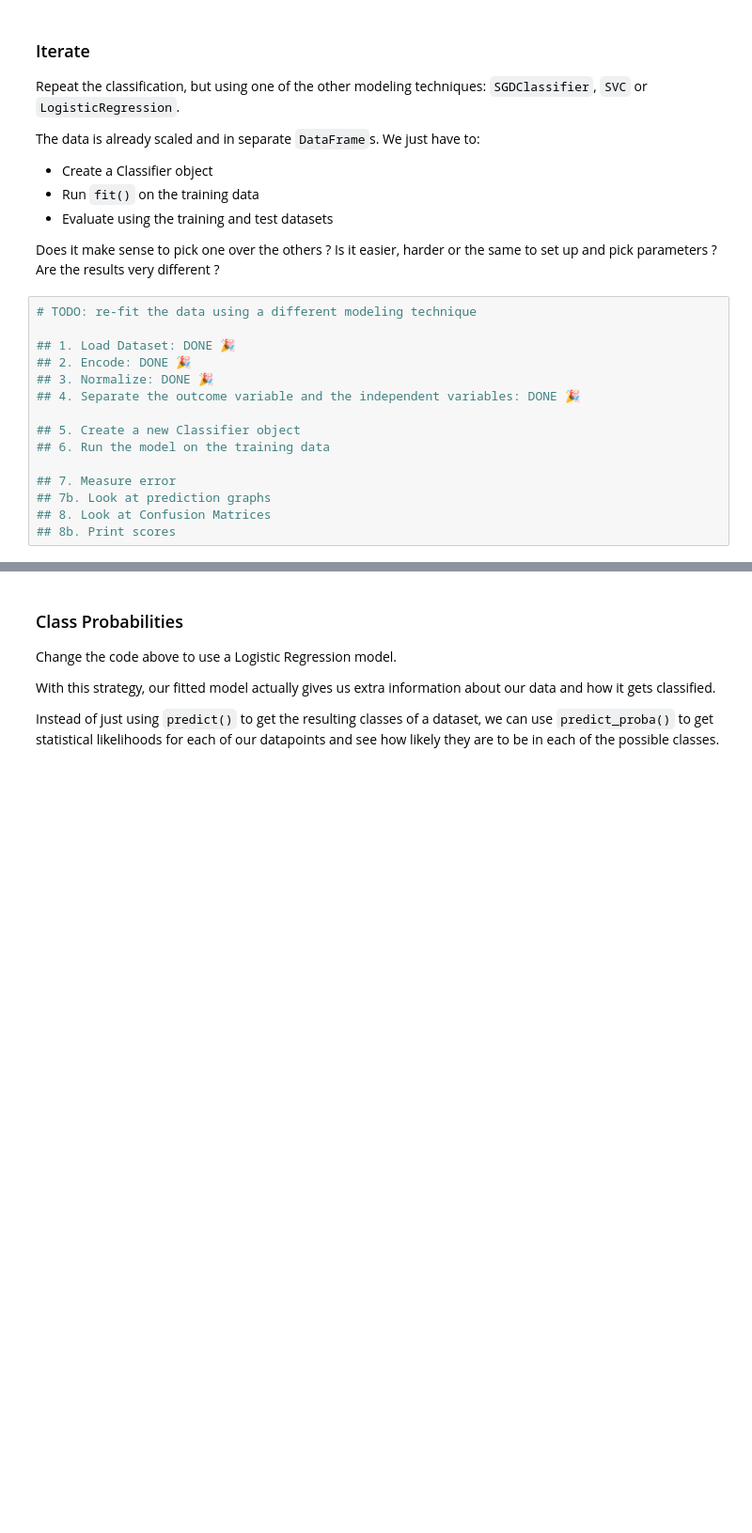
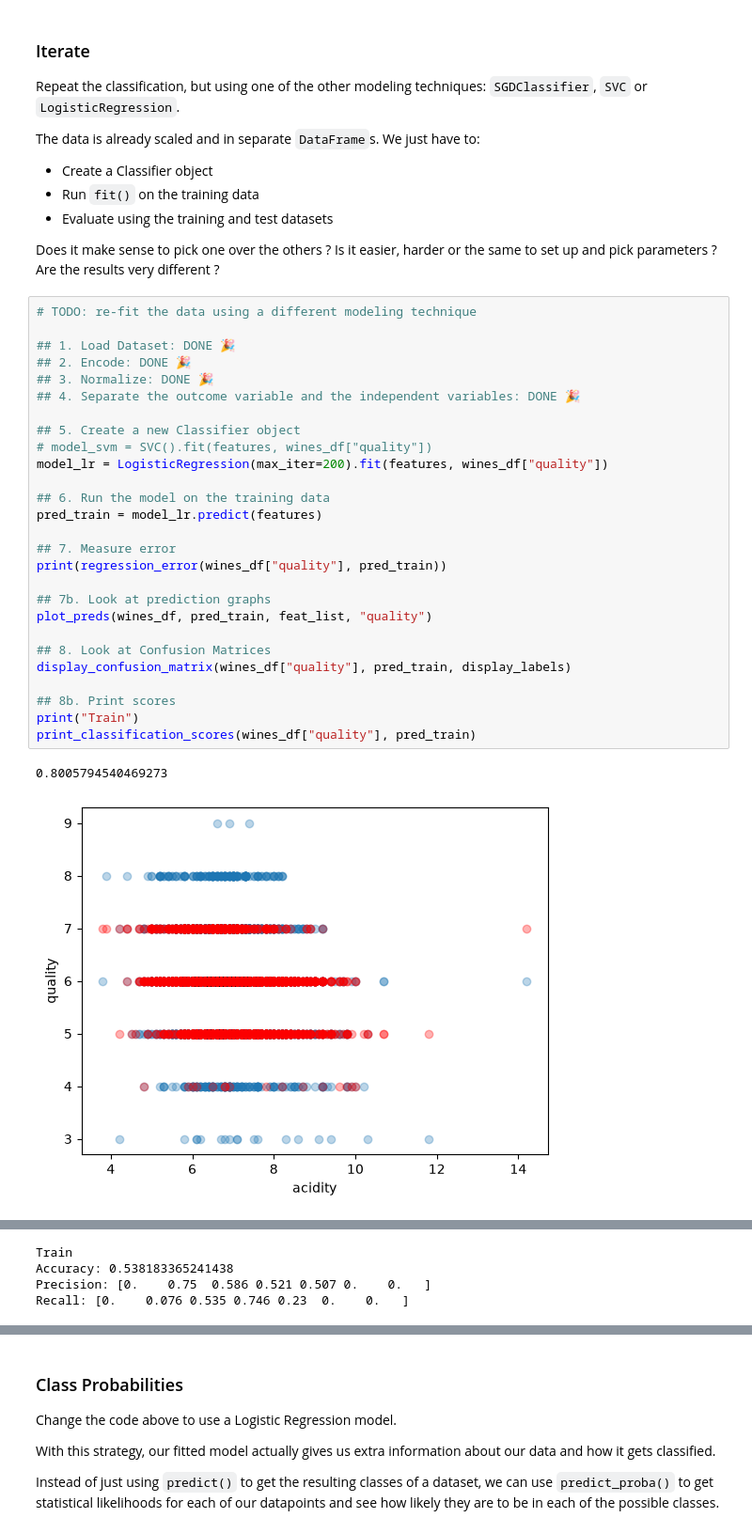
Before and after one commit to PSAM-5020-2026F-A/WK08, a Jupyter notebook: WK08.ipynb, the cells around one changed output, grey strips where cells are left out. Shown at 94% size. Saved outputs shown, nothing was run; the diff lists cells and outputs as text; blank space fills up the shorter version.

```diff
--- a/WK08.ipynb
+++ b/WK08.ipynb
@@ -432,15 +434,30 @@ Does it make sense to pick one over the others ? Is it easier, harder or the sam
 # %%
 # TODO: re-fit the data using a different modeling technique
 
 ## 1. Load Dataset: DONE 🎉
 ## 2. Encode: DONE 🎉
 ## 3. Normalize: DONE 🎉
 ## 4. Separate the outcome variable and the independent variables: DONE 🎉
 
 ## 5. Create a new Classifier object
+# model_svm = SVC().fit(features, wines_df["quality"])
+model_lr = LogisticRegression(max_iter=200).fit(features, wines_df["quality"])
+
 ## 6. Run the model on the training data
+pred_train = model_lr.predict(features)
 
 ## 7. Measure error
+print(regression_error(wines_df["quality"], pred_train))
+
 ## 7b. Look at prediction graphs
+plot_preds(wines_df, pred_train, feat_list, "quality")
+
 ## 8. Look at Confusion Matrices
+display_confusion_matrix(wines_df["quality"], pred_train, display_labels)
+
 ## 8b. Print scores
+print("Train")
+print_classification_scores(wines_df["quality"], pred_train)
+# %% [output]
+0.8005794540469273
+[figure, added]
@@ -446,0 +473,4 @@ Does it make sense to pick one over the others ? Is it easier, harder or the sam
+Train
+Accuracy: 0.538183365241438
+Precision: [0.    0.75  0.586 0.521 0.507 0.    0.   ]
+Recall: [0.    0.076 0.535 0.746 0.23  0.    0.   ]
```
Also changed, not shown: parts of 5 cells of this notebook, 1 other file.
